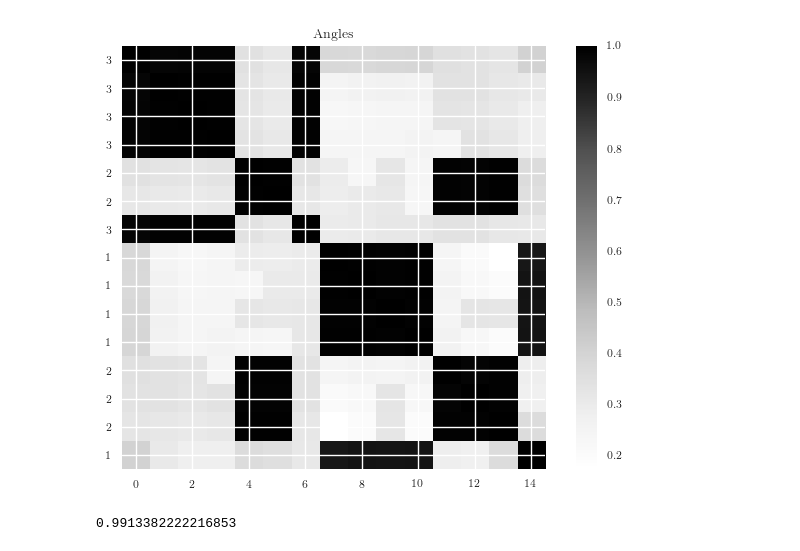
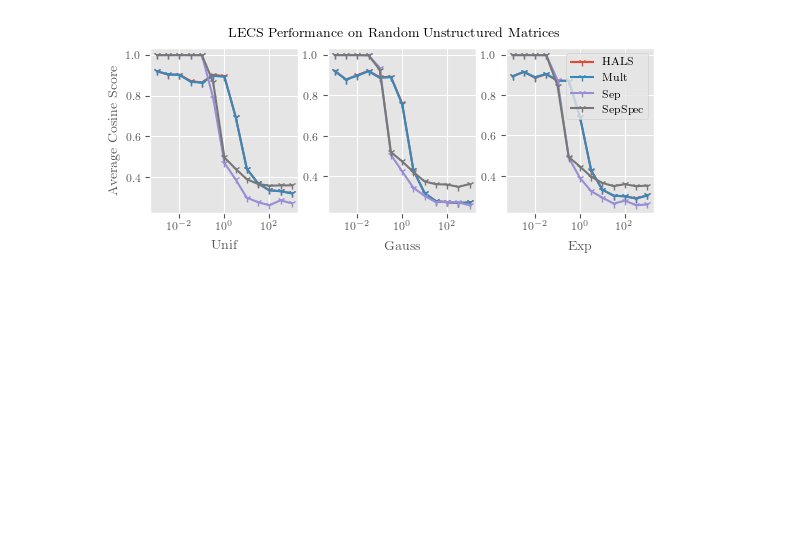
Before and after one commit to degleris1/CMF.jl, a Jupyter notebook: figures/sep_unstructured.ipynb, the cells around one changed output. Drawn from its saved outputs; the diff is of its cells as text; code cells hidden in the pictures; blank space fills up the shorter version.

```diff
--- a/figures/sep_unstructured.ipynb
+++ b/figures/sep_unstructured.ipynb
@@ -12,0 +3,11 @@ n_tests = 100
+# %%
+import Random
+import JLD
+import Distributions; distr = Distributions
+import PyPlot; plt = PyPlot
+import CMF; cmf = CMF
+sep = CMF.Separable
+
+include("../datasets/sep.jl")
+
+Random.seed!(0);
@@ -13 +54,8 @@ n_tests = 100
+# %%
+# Random.seed!(0)
+data_arr = []
+
+for j in 1:n_tests
+    push!(data_arr, gen_sep_data(N, T, K, L))
+end
 # %% [markdown]
@@ -38,0 +90,2 @@ scores = scores / n_tests
+# %%
+results = JLD.load("./sep_unstructured.jld");
@@ -54,13 +119,23 @@ plt.show()
-# %%
-noise_max = 2e-1
-
-data, tW, tH = gen_sep_data(N, T, K, L)
-noisy_data = data + (noise_max * rand(N, T))
-
-W, H = fit_conv_separable(noisy_data, K, L, thresh=max(0.25*N - noise_max, 0), verbose=true)
-
-perm = permute_factors(tH, H)
-cos_score(H[perm, :], tH)
-# %% [output]
-[figure, removed]
-0.9913382222216853
+# %%
+include("./sep_plot_settings.jl")
+
+fig, axes = plt.subplots(1, 3, figsize=set_size(doc_textwidth, aspect=0.33))
+
+for (i, e_type) in Iterators.enumerate(keys(noise_types))
+    ax = axes[i]
+    for alg in keys(alg_dict)
+        ax.plot(noise_levels, scores[e_type, alg], label=alg)
+    end
+
+    ax.set_xscale("log")
+    ax.set_xlabel(noise_labels[e_type])
+end
+
+fig.suptitle("LECS Performance on Random Unstructured Matrices")
+axes[3].legend()
+axes[1].set_ylabel("Average Cosine Score")
+plt.show()
+
+plt.savefig("./sep_unstructured.pdf")
+# %% [output]
+[figure, added]
```
Also changed, not shown: parts of 14 cells of this notebook, 6 other files.
